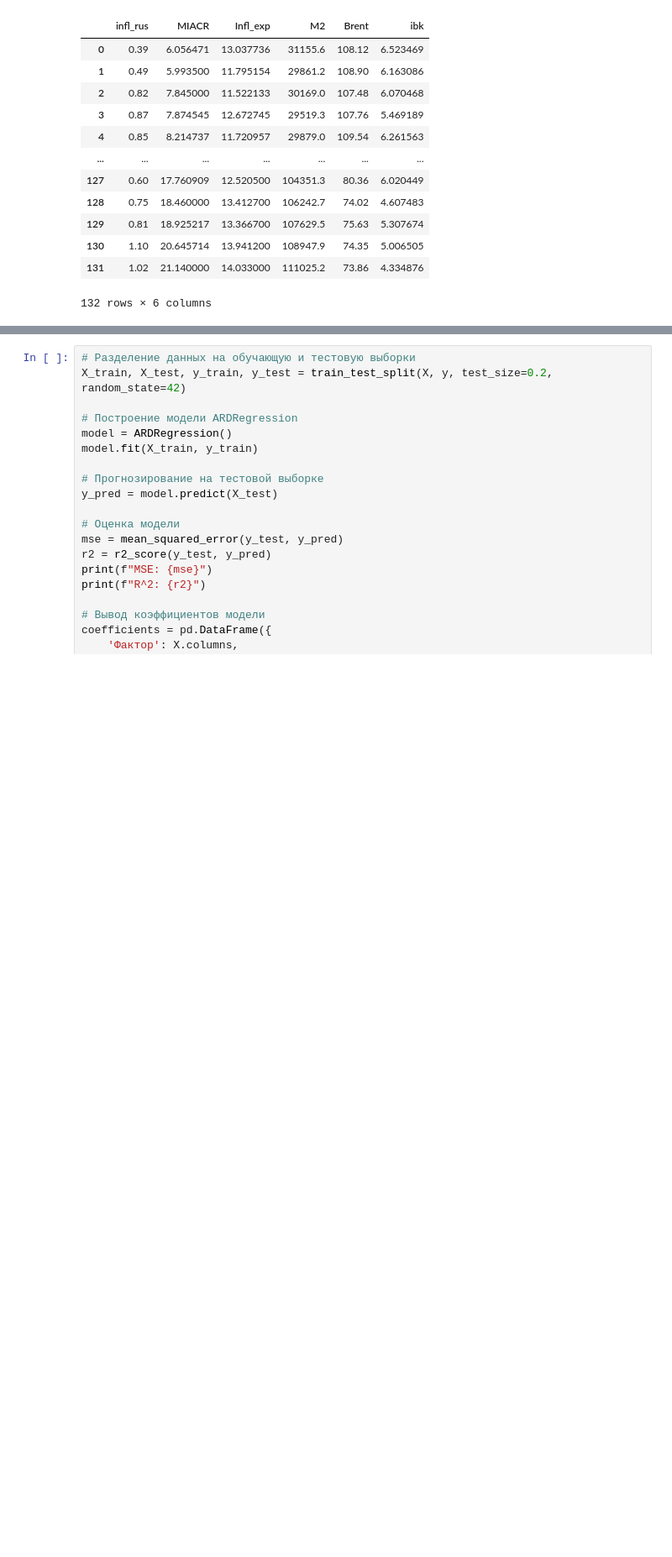
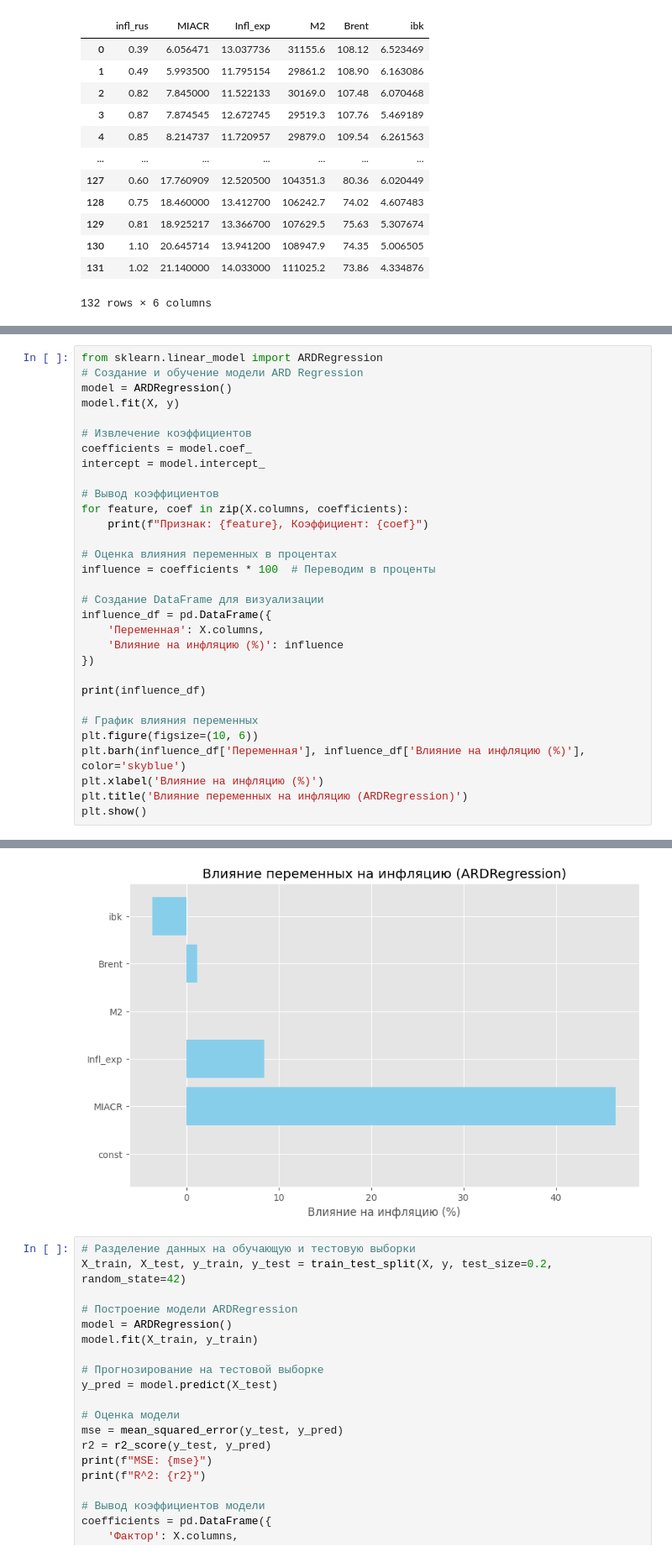
Before and after one commit to askarg/Diploma.-Inflation-model-using-PCA, a Jupyter notebook: PCA.ipynb, the cells around one changed output, grey strips where cells are left out. Shown at 84% size. Saved outputs shown, nothing was run; the diff lists cells and outputs as text; blank space fills up the shorter version.

```diff
--- a/PCA.ipynb
+++ b/PCA.ipynb
@@ -317,0 +326,32 @@ AR.2           -3.8741           +0.0000j            3.8741            0.5000
+# %%
+from sklearn.linear_model import ARDRegression
+# Создание и обучение модели ARD Regression
+model = ARDRegression()
+model.fit(X, y)
+
+# Извлечение коэффициентов
+coefficients = model.coef_
+intercept = model.intercept_
+
+# Вывод коэффициентов
+for feature, coef in zip(X.columns, coefficients):
+    print(f"Признак: {feature}, Коэффициент: {coef}")
+
+# Оценка влияния переменных в процентах
+influence = coefficients * 100  # Переводим в проценты
+
+# Создание DataFrame для визуализации
+influence_df = pd.DataFrame({
+    'Переменная': X.columns,
+    'Влияние на инфляцию (%)': influence
+})
+
+print(influence_df)
+
+# График влияния переменных
+plt.figure(figsize=(10, 6))
+plt.barh(influence_df['Переменная'], influence_df['Влияние на инфляцию (%)'], color='skyblue')
+plt.xlabel('Влияние на инфляцию (%)')
+plt.title('Влияние переменных на инфляцию (ARDRegression)')
+plt.show()
+# %% [output]
@@ -318,3 +372,4 @@ AR.2           -3.8741           +0.0000j            3.8741            0.5000
+[figure, added]
 # %%
 # Разделение данных на обучающую и тестовую выборки
 X_train, X_test, y_train, y_test = train_test_split(X, y, test_size=0.2, random_state=42)
```
Also changed, not shown: parts of 6 cells of this notebook, 8 other files.
